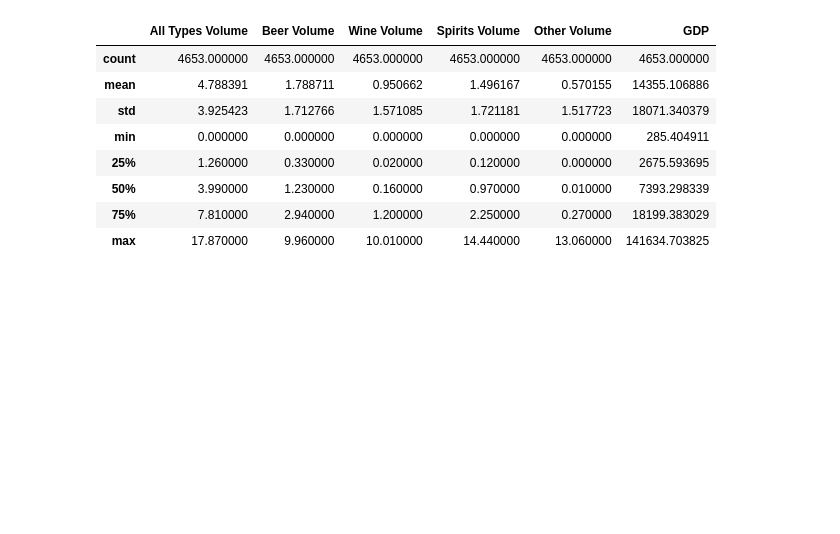
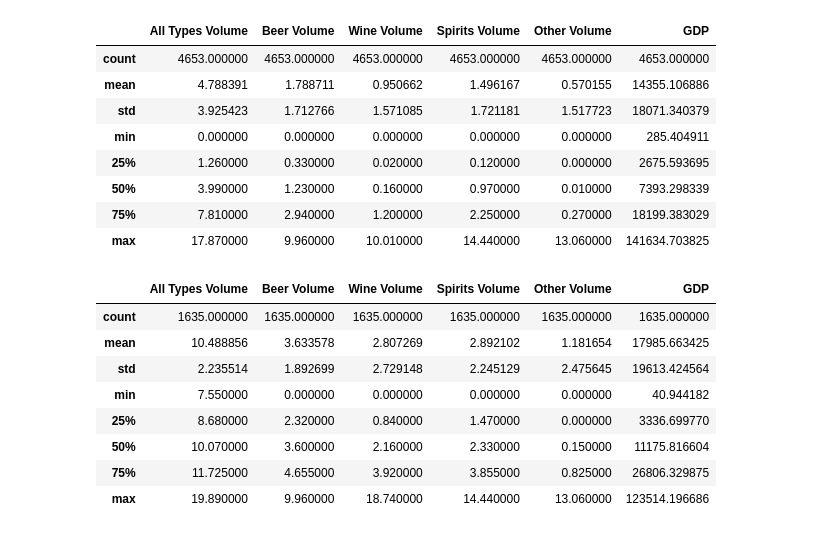
Before and after one commit to stuartbrown4/Big-Data-Assignment, a Jupyter notebook: Data-Handling-01.ipynb, the cells around one changed output. Cells and saved outputs as stored; diff of their text form; code cells hidden in the pictures; blank space fills up the shorter version.

Commit message:
The quantile results

```diff
--- a/Data-Handling-01.ipynb
+++ b/Data-Handling-01.ipynb
@@ -265,3 +282,16 @@ gdp_ppp_merge.drop(columns=['Period']).describe()
 | 50% | 3.990000 | 1.230000 | 0.160000 | 0.970000 | 0.010000 | 7393.298339 |
 | 75% | 7.810000 | 2.940000 | 1.200000 | 2.250000 | 0.270000 | 18199.383029 |
 | max | 17.870000 | 9.960000 | 10.010000 | 14.440000 | 13.060000 | 141634.703825 |
+# %%
+q75 = gdp_pc_merge.drop(columns=['Period'])['All Types Volume'].quantile(q=0.75)
+gdp_pc_merge.drop(columns=['Period'])[gdp_pc_merge.drop(columns=['Period'])['All Types Volume'].ge(q75)].describe()
+# %% [output]
+|  | All Types Volume | Beer Volume | Wine Volume | Spirits Volume | Other Volume | GDP |
+| count | 1635.000000 | 1635.000000 | 1635.000000 | 1635.000000 | 1635.000000 | 1635.000000 |
+| mean | 10.488856 | 3.633578 | 2.807269 | 2.892102 | 1.181654 | 17985.663425 |
+| std | 2.235514 | 1.892699 | 2.729148 | 2.245129 | 2.475645 | 19613.424564 |
+| min | 7.550000 | 0.000000 | 0.000000 | 0.000000 | 0.000000 | 40.944182 |
+| 25% | 8.680000 | 2.320000 | 0.840000 | 1.470000 | 0.000000 | 3336.699770 |
+| 50% | 10.070000 | 3.600000 | 2.160000 | 2.330000 | 0.150000 | 11175.816604 |
+| 75% | 11.725000 | 4.655000 | 3.920000 | 3.855000 | 0.825000 | 26806.329875 |
+| max | 19.890000 | 9.960000 | 18.740000 | 14.440000 | 13.060000 | 123514.196686 |
```
Also changed, not shown: parts of 12 cells of this notebook.
